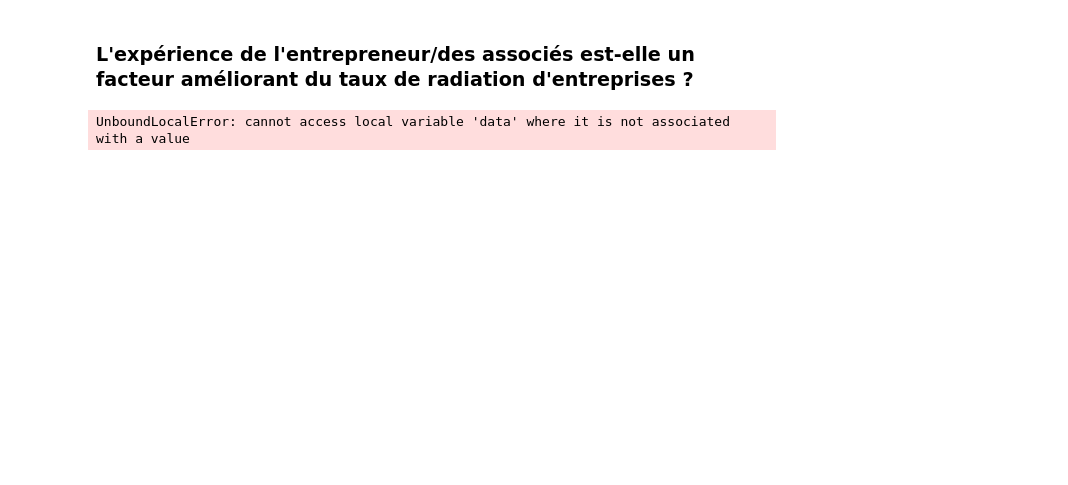
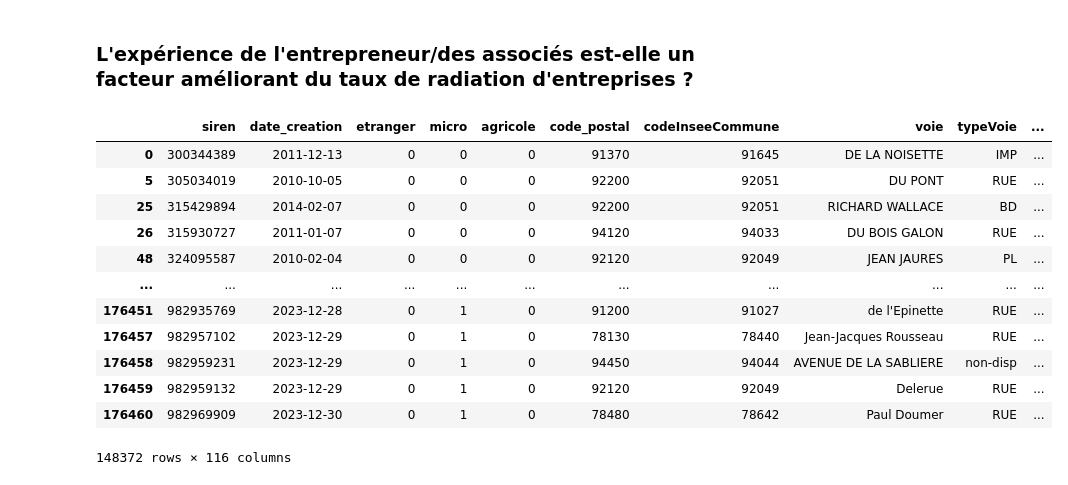
Before and after one commit to guillaume77176/JeMeLance, a Jupyter notebook: notebooks/Analyse_RNE.ipynb, the cells around one changed output. Saved outputs shown, nothing was run; the diff lists cells and outputs as text; code cells hidden in the pictures; blank space fills up the shorter version.

```diff
--- a/notebooks/Analyse_RNE.ipynb
+++ b/notebooks/Analyse_RNE.ipynb
@@ -737,8 +818,2 @@ for i in range(len(dfs)):
 # %% [markdown]
 ### L'expérience de l'entrepreneur/des associés est-elle un facteur améliorant du taux de radiation d'entreprises ?
-# %%
-from get_dfi import load_dfi
-
-test = load_dfi()
-# %% [output]
-UnboundLocalError: cannot access local variable 'data' where it is not associated with a value
@@ -744,0 +830,16 @@ UnboundLocalError: cannot access local variable 'data' where it is not associate
+# %%
+data_too
+# %% [output]
+|  | siren | date_creation | etranger | micro | agricole | code_postal | codeInseeCommune | voie | typeVoie | ... |
+| 0 | 300344389 | 2011-12-13 | 0 | 0 | 0 | 91370 | 91645 | DE LA NOISETTE | IMP | ... |
+| 5 | 305034019 | 2010-10-05 | 0 | 0 | 0 | 92200 | 92051 | DU PONT | RUE | ... |
+| 25 | 315429894 | 2014-02-07 | 0 | 0 | 0 | 92200 | 92051 | RICHARD WALLACE | BD | ... |
+| 26 | 315930727 | 2011-01-07 | 0 | 0 | 0 | 94120 | 94033 | DU BOIS GALON | RUE | ... |
+| 48 | 324095587 | 2010-02-04 | 0 | 0 | 0 | 92120 | 92049 | JEAN JAURES | PL | ... |
+| ... | ... | ... | ... | ... | ... | ... | ... | ... | ... | ... |
+| 176451 | 982935769 | 2023-12-28 | 0 | 1 | 0 | 91200 | 91027 | de l'Epinette | RUE | ... |
+| 176457 | 982957102 | 2023-12-29 | 0 | 1 | 0 | 78130 | 78440 | Jean-Jacques Rousseau | RUE | ... |
+| 176458 | 982959231 | 2023-12-29 | 0 | 1 | 0 | 94450 | 94044 | AVENUE DE LA SABLIERE | non-disp | ... |
+| 176459 | 982959132 | 2023-12-29 | 0 | 1 | 0 | 92120 | 92049 | Delerue | RUE | ... |
+| 176460 | 982969909 | 2023-12-30 | 0 | 1 | 0 | 78480 | 78642 | Paul Doumer | RUE | ... |
+148372 rows × 116 columns
```
Also changed, not shown: parts of 10 cells of this notebook, 2 other files.
